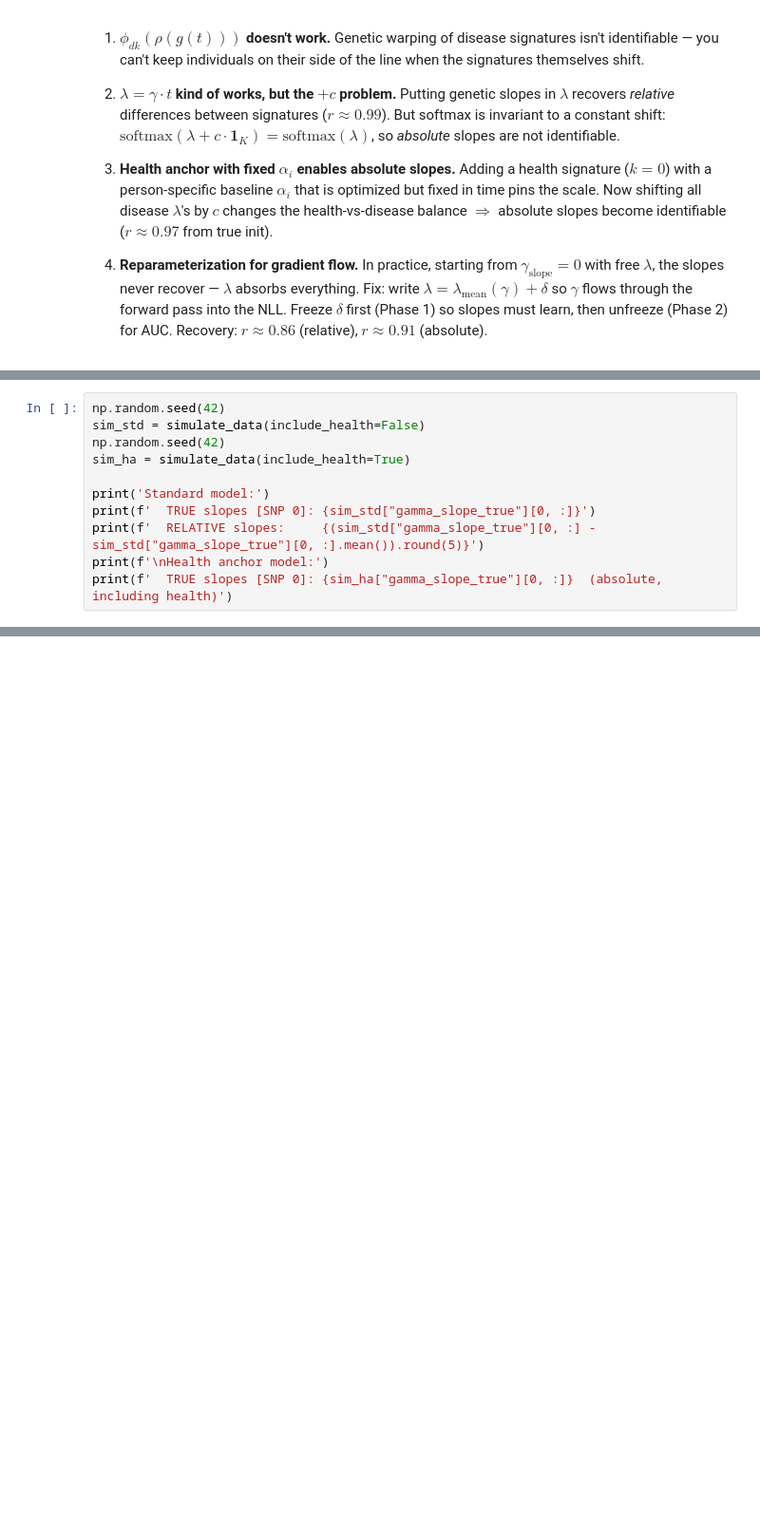
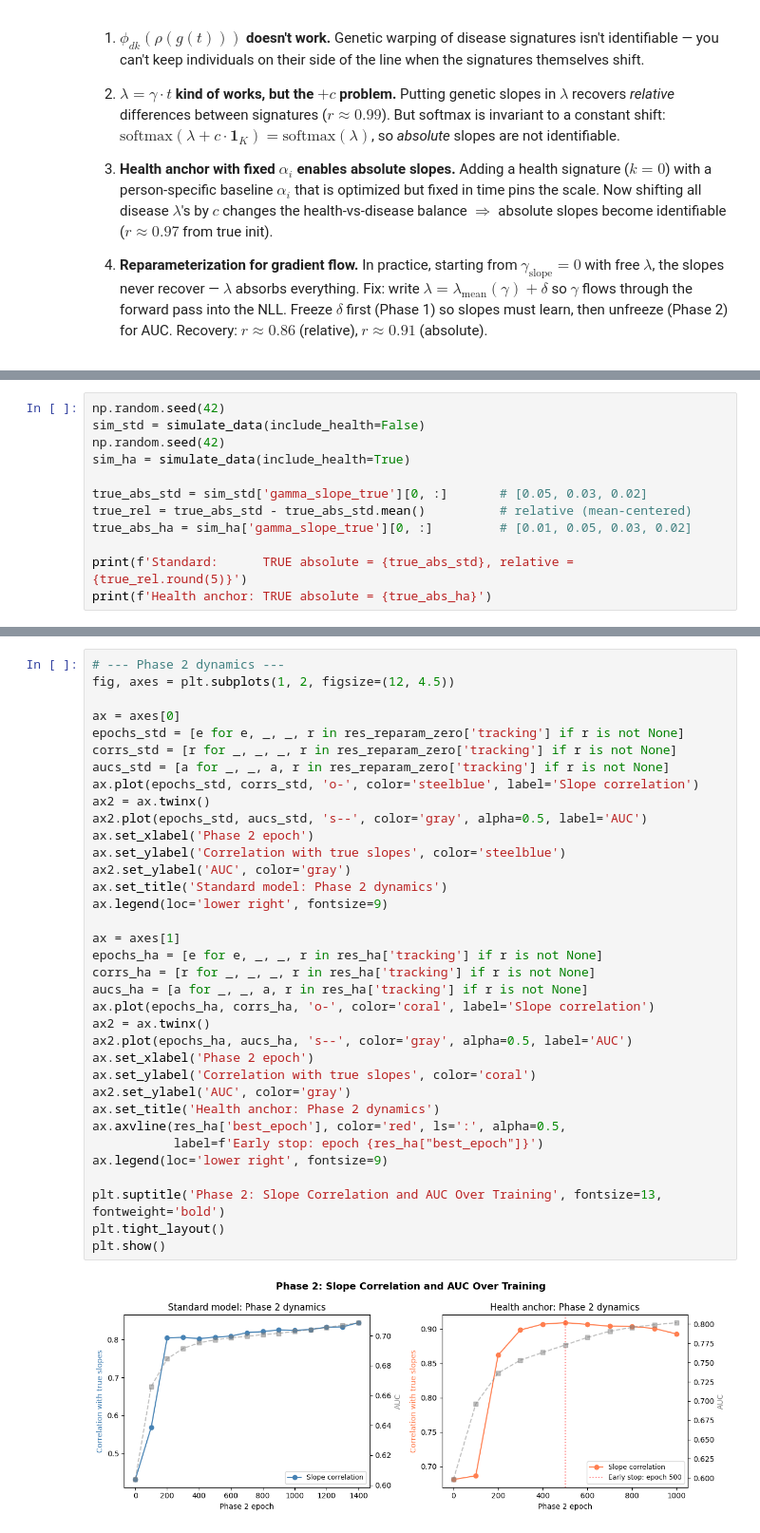
Before and after one commit to surbut/aladynoulli2, a Jupyter notebook: genetic_slope_recovery.ipynb, the cells around one changed output, grey strips where cells are left out. Shown at 95% size. Cells and saved outputs as stored; diff of their text form; blank space fills up the shorter version.

```diff
--- a/genetic_slope_recovery.ipynb
+++ b/genetic_slope_recovery.ipynb
@@ -36,8 +36,9 @@ sim_std = simulate_data(include_health=False)
 np.random.seed(42)
 sim_ha = simulate_data(include_health=True)
 
-print('Standard model:')
-print(f'  TRUE slopes [SNP 0]: {sim_std["gamma_slope_true"][0, :]}')
-print(f'  RELATIVE slopes:     {(sim_std["gamma_slope_true"][0, :] - sim_std["gamma_slope_true"][0, :].mean()).round(5)}')
-print(f'\nHealth anchor model:')
-print(f'  TRUE slopes [SNP 0]: {sim_ha["gamma_slope_true"][0, :]}  (absolute, including health)')
+true_abs_std = sim_std['gamma_slope_true'][0, :]       # [0.05, 0.03, 0.02]
+true_rel = true_abs_std - true_abs_std.mean()          # relative (mean-centered)
+true_abs_ha = sim_ha['gamma_slope_true'][0, :]         # [0.01, 0.05, 0.03, 0.02]
+
+print(f'Standard:      TRUE absolute = {true_abs_std}, relative = {true_rel.round(5)}')
+print(f'Health anchor: TRUE absolute = {true_abs_ha}')
@@ -252,0 +432,37 @@ print(f'  AUC: {res_ha["final_auc"]:.4f}')
+# %%
+# --- Phase 2 dynamics ---
+fig, axes = plt.subplots(1, 2, figsize=(12, 4.5))
+
+ax = axes[0]
+epochs_std = [e for e, _, _, r in res_reparam_zero['tracking'] if r is not None]
+corrs_std = [r for _, _, _, r in res_reparam_zero['tracking'] if r is not None]
+aucs_std = [a for _, _, a, r in res_reparam_zero['tracking'] if r is not None]
+ax.plot(epochs_std, corrs_std, 'o-', color='steelblue', label='Slope correlation')
+ax2 = ax.twinx()
+ax2.plot(epochs_std, aucs_std, 's--', color='gray', alpha=0.5, label='AUC')
+ax.set_xlabel('Phase 2 epoch')
+ax.set_ylabel('Correlation with true slopes', color='steelblue')
+ax2.set_ylabel('AUC', color='gray')
+ax.set_title('Standard model: Phase 2 dynamics')
+ax.legend(loc='lower right', fontsize=9)
+
+ax = axes[1]
+epochs_ha = [e for e, _, _, r in res_ha['tracking'] if r is not None]
+corrs_ha = [r for _, _, _, r in res_ha['tracking'] if r is not None]
+aucs_ha = [a for _, _, a, r in res_ha['tracking'] if r is not None]
+ax.plot(epochs_ha, corrs_ha, 'o-', color='coral', label='Slope correlation')
+ax2 = ax.twinx()
+ax2.plot(epochs_ha, aucs_ha, 's--', color='gray', alpha=0.5, label='AUC')
+ax.set_xlabel('Phase 2 epoch')
+ax.set_ylabel('Correlation with true slopes', color='coral')
+ax2.set_ylabel('AUC', color='gray')
+ax.set_title('Health anchor: Phase 2 dynamics')
+ax.axvline(res_ha['best_epoch'], color='red', ls=':', alpha=0.5,
+           label=f'Early stop: epoch {res_ha["best_epoch"]}')
+ax.legend(loc='lower right', fontsize=9)
+
+plt.suptitle('Phase 2: Slope Correlation and AUC Over Training', fontsize=13, fontweight='bold')
+plt.tight_layout()
+plt.show()
+# %% [output]
+[figure, added]
```
Also changed, not shown: parts of 23 cells of this notebook, 4 other files.
